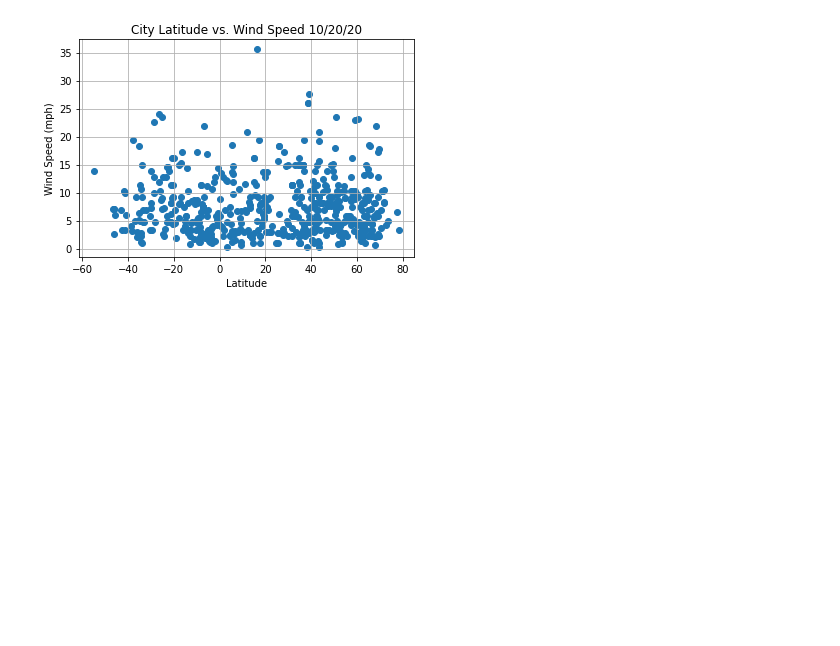
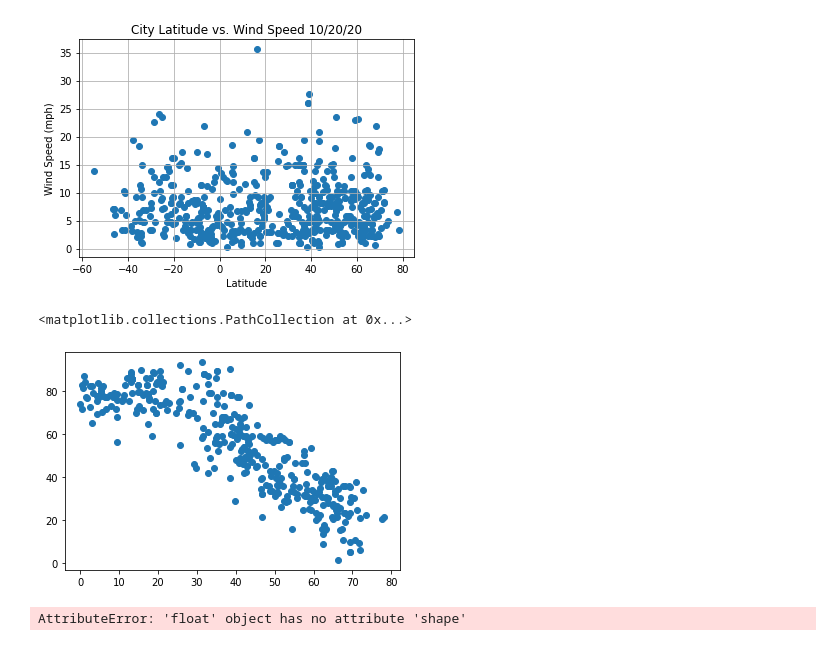
Before and after one commit to jeosqueri/City-Weather-Analysis, a Jupyter notebook: WeatherPy/WeatherPy.ipynb, the cells around one changed output. Saved outputs shown, nothing was run; the diff lists cells and outputs as text; code cells hidden in the pictures; blank space fills up the shorter version.

Commit message:
added variables to set up regressions for northern and southern hemispheres

```diff
--- a/WeatherPy/WeatherPy.ipynb
+++ b/WeatherPy/WeatherPy.ipynb
@@ -242,3 +243,36 @@ plt.title("City Latitude vs. Wind Speed 10/20/20")
 # %% [output]
 Text(0.5, 1.0, 'City Latitude vs. Wind Speed 10/20/20')
 [figure]
+# %%
+north_h = clean_city_data.loc[clean_city_data['Lat'] >= 0, ['Lat']]
+
+north_temp = clean_city_data.loc[clean_city_data['Lat'] >= 0, ['Max Temp']]
+
+plt.scatter(north_h, north_temp)
+# %% [output]
+<matplotlib.collections.PathCollection at 0x...>
+[figure, added]
+# %%
+#Linear regression
+#Northern Hemisphere max temp vs latitude
+import scipy.stats as st
+
+north_h = clean_city_data.loc[clean_city_data['Lat'] >= 0, ['Lat']]
+
+north_temp = clean_city_data.loc[clean_city_data['Lat'] >= 0, ['Max Temp']]
+
+x_values = north_h
+y_values = north_temp
+
+(slope, intercept, rvalue, pvalue, stderr) = linregress(x_values, y_values)
+#Regression formula
+regress_values = x_values * slope + intercept
+#Equation of the line to print on chart
+line_eq = "y = " + str(round(slope,2)) + "x + " + str(round(intercept,2))
+plt.plot(x_values,regress_values,"r-")
+plt.scatter(x_values, y_values)
+plt.xlabel('Latitude')
+plt.ylabel('Max Temp (F)')
+plt.title("Northern Hemisphere Latitude vs Max Temp")
+# %% [output]
+AttributeError: 'float' object has no attribute 'shape'
```
Also changed, not shown: parts of 2 cells of this notebook, 1 other file.
